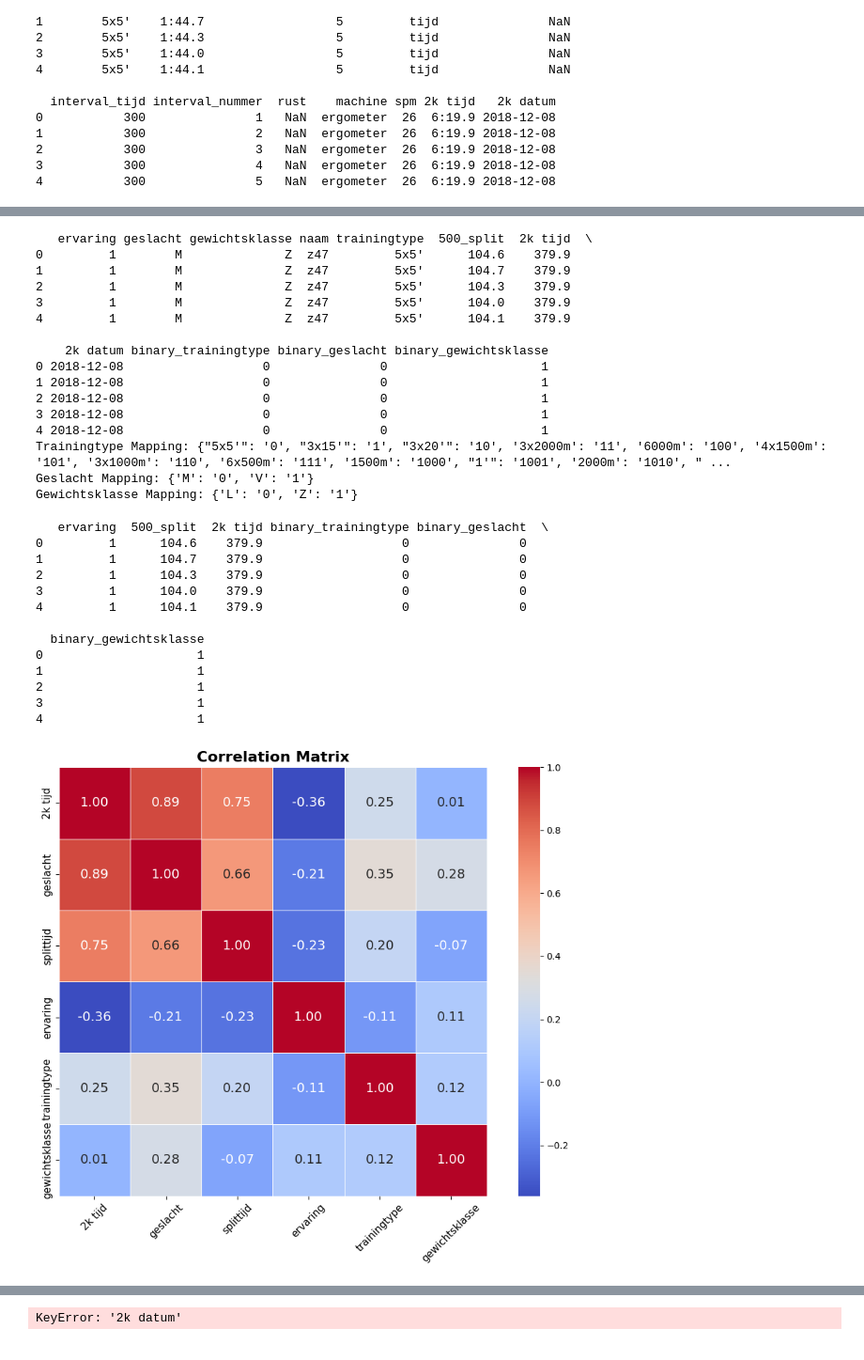
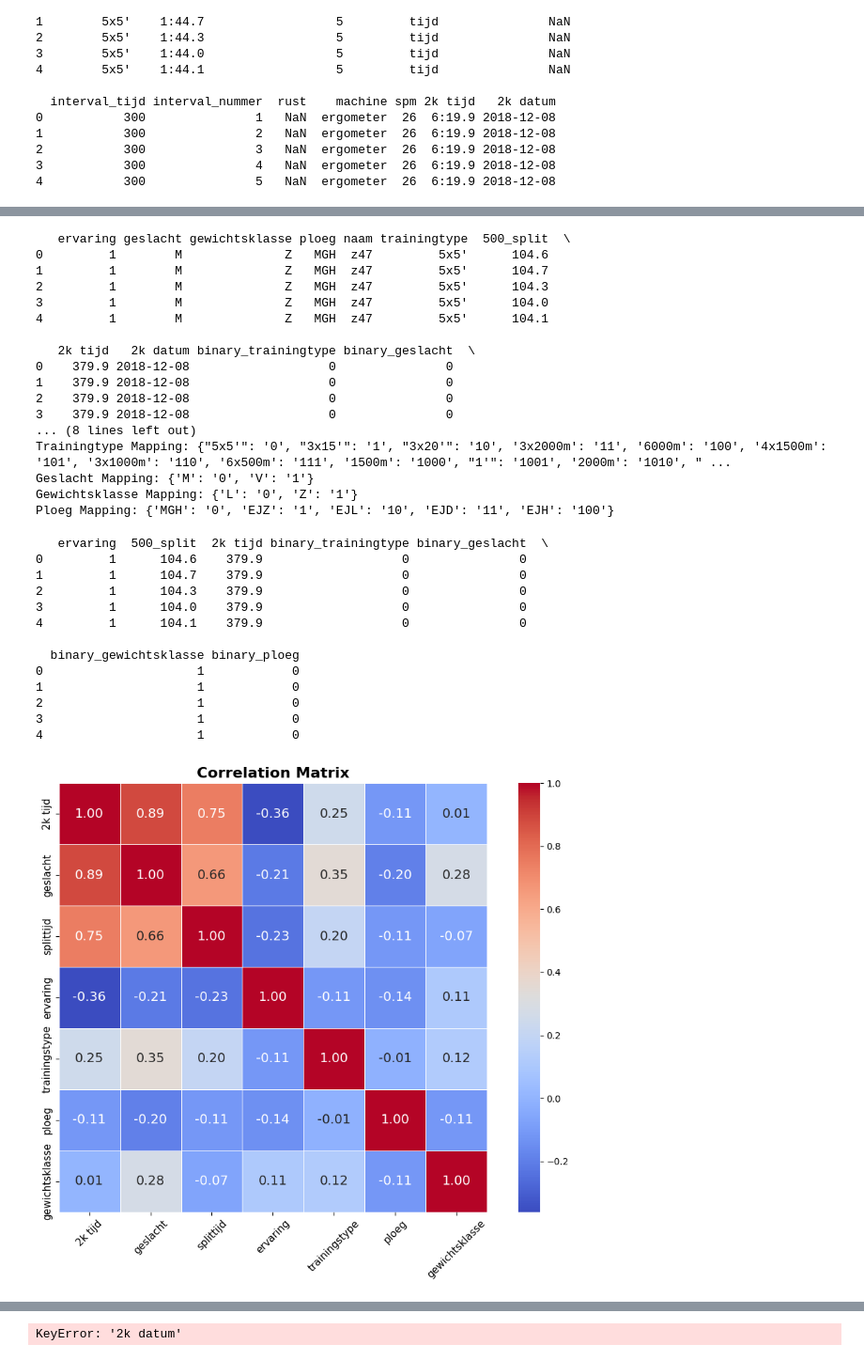
Before and after one commit to bibidemarezoyens/LB, a Jupyter notebook: rowrowrow.ipynb, the cells around one changed output, grey strips where cells are left out. Shown at 94% size. Saved outputs shown, nothing was run; the diff lists cells and outputs as text; code cells hidden in the pictures.

```diff
--- a/rowrowrow.ipynb
+++ b/rowrowrow.ipynb
@@ -29,7 +29,7 @@ print(complete_df.head())
 def opschonen(data):
     ### Onnodige kolommen verwijderen
     complete_df = pd.read_excel(data)
-    clean_col_df = complete_df.drop(columns=['datum', 'ploeg', 'zone', 'intervaltype', 'interval_afstand', 'aantal_intervallen', 'interval_tijd', 'interval_nummer', 'rust', 'machine', 'spm'], errors='ignore')
+    clean_col_df = complete_df.drop(columns=['datum', 'zone', 'intervaltype', 'interval_afstand', 'aantal_intervallen', 'interval_tijd', 'interval_nummer', 'rust', 'machine', 'spm'], errors='ignore')
 
     ### Lege strings omzetten naar NaN in de specifieke kolommen
     clean_col_df['500_split'] = clean_col_df['500_split'].replace('', pd.NA)
@@ -148,33 +148,42 @@ def omzetten_binair(df):
     gewichtsklasse_mapping = {str(label): bin(i)[2:] for i, label in enumerate(gewichtsklasse_binarizer.classes_)}
     df['binary_gewichtsklasse'] = df['gewichtsklasse'].map(gewichtsklasse_mapping)
 
+    ### zet de ploegnamen om naar binaire getallen
+    df['ploeg'] = df['ploeg'].str.upper()
+    unique_ploeg = df['ploeg'].unique()
+    ploeg_to_decimal = {ploeg: i for i, ploeg in enumerate(unique_ploeg)}
+    ploeg_mapping = {ploeg: bin(i)[2:] for ploeg, i in ploeg_to_decimal.items()}
+    df['binary_ploeg'] = df['ploeg'].map(ploeg_mapping)
+
     df['ervaring'] = df['ervaring'].astype(int)
 
-    return df, trainingtype_mapping, geslacht_mapping, gewichtsklasse_mapping
+    return df, trainingtype_mapping, geslacht_mapping, gewichtsklasse_mapping, ploeg_mapping
 
-new_dataframe, trainingtype_mapping, geslacht_mapping, gewichtsklasse_mapping = omzetten_binair(dataframe_op_sec)
+new_dataframe, trainingtype_mapping, geslacht_mapping, gewichtsklasse_mapping, ploeg_mapping = omzetten_binair(dataframe_op_sec)
 
 print(new_dataframe.head())
 print("Trainingtype Mapping:", trainingtype_mapping)
 print("Geslacht Mapping:", geslacht_mapping)
 print("Gewichtsklasse Mapping:", gewichtsklasse_mapping)
+print("Ploeg Mapping:", ploeg_mapping)
 # %% [output]
-   ervaring geslacht gewichtsklasse naam trainingtype  500_split  2k tijd  \
-0         1        M              Z  z47         5x5'      104.6    379.9
-1         1        M              Z  z47         5x5'      104.7    379.9
-2         1        M              Z  z47         5x5'      104.3    379.9
-3         1        M              Z  z47         5x5'      104.0    379.9
-4         1        M              Z  z47         5x5'      104.1    379.9
+   ervaring geslacht gewichtsklasse ploeg naam trainingtype  500_split  \
+0         1        M              Z   MGH  z47         5x5'      104.6
+1         1        M              Z   MGH  z47         5x5'      104.7
+2         1        M              Z   MGH  z47         5x5'      104.3
+3         1        M              Z   MGH  z47         5x5'      104.0
+4         1        M              Z   MGH  z47         5x5'      104.1
 
-    2k datum binary_trainingtype binary_geslacht binary_gewichtsklasse
-0 2018-12-08                   0               0                     1
-1 2018-12-08                   0               0                     1
-2 2018-12-08                   0               0                     1
-3 2018-12-08                   0               0                     1
-4 2018-12-08                   0               0                     1
+   2k tijd   2k datum binary_trainingtype binary_geslacht  \
+0    379.9 2018-12-08                   0               0
+1    379.9 2018-12-08                   0               0
+2    379.9 2018-12-08                   0               0
+3    379.9 2018-12-08                   0               0
+... (8 lines left out)
 Trainingtype Mapping: {"5x5'": '0', "3x15'": '1', "3x20'": '10', '3x2000m': '11', '6000m': '100', '4x1500m': '101', '3x1000m': '110', '6x500m': '111', '1500m': '1000', "1'": '1001', '2000m': '1010', " ...
 Geslacht Mapping: {'M': '0', 'V': '1'}
 Gewichtsklasse Mapping: {'L': '0', 'Z': '1'}
+Ploeg Mapping: {'MGH': '0', 'EJZ': '1', 'EJL': '10', 'EJD': '11', 'EJH': '100'}
 # %%
 def tweek_naar_split(data):
     mask = data['500_split'] > 300
@@ -188,7 +197,7 @@ def remove_outliers(data):
 
 def total_clean(data):
 
-    columns_to_drop = ['geslacht', 'gewichtsklasse', 'trainingtype', 'naam', '2k datum']
+    columns_to_drop = ['geslacht', 'gewichtsklasse', 'trainingtype', 'naam', '2k datum', 'ploeg']
     cleaned_data = data.drop(columns=columns_to_drop)
 
     return cleaned_data
@@ -196,7 +205,7 @@ def total_clean(data):
 almost_clean_df = remove_outliers(new_dataframe)
 final_df = total_clean(almost_clean_df)
 print(final_df.head())
-final_df.to_csv('final_df.csv', index=False)
+final_df.to_csv('ploeg_final_df.csv', index=False)
 # %% [output]
    ervaring  500_split  2k tijd binary_trainingtype binary_geslacht  \
 0         1      104.6    379.9                   0               0
@@ -205,44 +214,50 @@ final_df.to_csv('final_df.csv', index=False)
 3         1      104.0    379.9                   0               0
 4         1      104.1    379.9                   0               0
 
-  binary_gewichtsklasse
-0                     1
-1                     1
-2                     1
-3                     1
-4                     1
+  binary_gewichtsklasse binary_ploeg
+0                     1            0
+1                     1            0
+2                     1            0
+3                     1            0
+4                     1            0
 # %%
-### correlation plot maken
+import matplotlib.pyplot as plt
+import seaborn as sns
 
-final_df = final_df.rename(columns={
+### Correlation plot maken
+cor_final_df = final_df
+
+cor_final_df = cor_final_df.rename(columns={
     '500_split': 'splittijd',
     'binary_trainingtype': 'trainingstype',
     'binary_geslacht': 'geslacht',
-    'binary_gewichtsklasse': 'gewichtsklasse'
+    'binary_gewichtsklasse': 'gewichtsklasse',
+    'binary_ploeg': 'ploeg'
 })
 
-correlation_matrix = final_df.corr()
+correlation_matrix = cor_final_df.corr()
 
-correlation_sorted = correlation_matrix['2k tijd'].sort_values(key=abs, ascending=False)
+# Sorteer op absolute correlatie met '2k tijd'
+correlation_sorted = correlation_matrix['2k tijd'].abs().sort_values(ascending=False)
 correlation_matrix = correlation_matrix.loc[correlation_sorted.index, correlation_sorted.index]
 
 plt.figure(figsize=(10, 8))
 sns.heatmap(
     correlation_matrix,
     annot=True,
     fmt=".2f",
     cmap="coolwarm",
     cbar=True,
     square=True,
     linewidths=0.5,
     annot_kws={"fontsize": 14}
 )
 
 plt.title("Correlation Matrix", fontsize=16, weight='bold')
 plt.xticks(rotation=45, fontsize=11)
 plt.yticks(fontsize=11)
 
 plt.tight_layout()
 plt.show()
 # %% [output]
-[figure, old version]
+[figure, new version]
```
Also changed, not shown: parts of 4 cells of this notebook, 6 other files.
